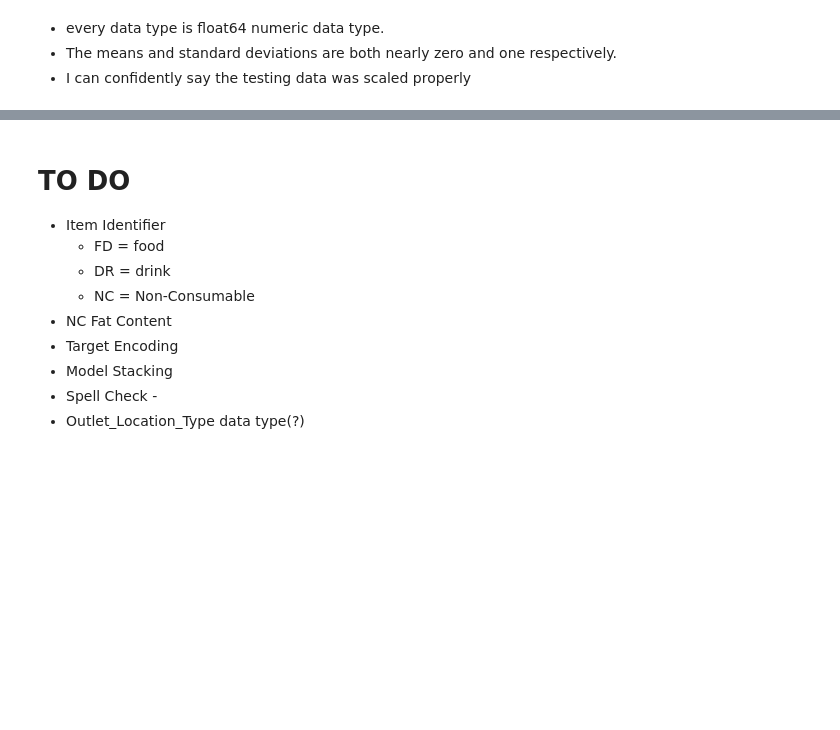
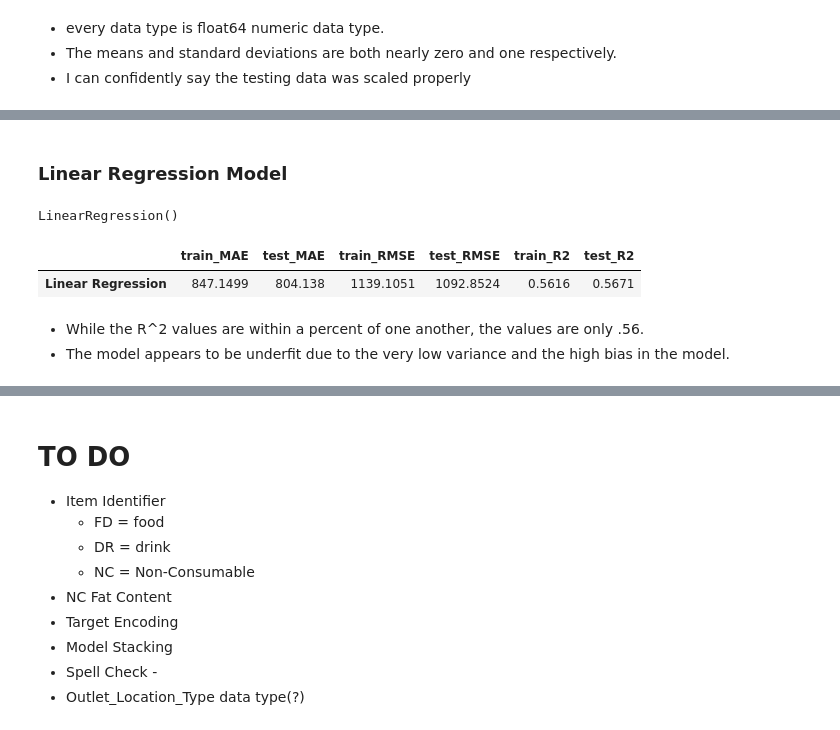
Before and after one commit to ThomasLane1820/Prediction-of-Product-Sales, a Jupyter notebook: Production_of_Product_Sales.ipynb, the cells around one changed output, grey strips where cells are left out. Cells and saved outputs as stored; diff of their text form; code cells hidden in the pictures; blank space fills up the shorter version.

```diff
--- a/Production_of_Product_Sales.ipynb
+++ b/Production_of_Product_Sales.ipynb
@@ -1097,0 +1162,8 @@ You should load a fresh version of the original data set here using pd.read_csv(
+# %% [markdown]
+### Linear Regression Model
+# %%
+# Fit the model on the training data
+lin_reg = LinearRegression()
+lin_reg.fit(X_train_processed, y_train)
+# %% [output]
+LinearRegression()
@@ -1097,0 +1175,10 @@ You should load a fresh version of the original data set here using pd.read_csv(
+# %%
+lin_reg_scores = evaluate_regression(lin_reg, X_train_processed, y_train, X_test_processed,
+                    y_test, model_name='Linear Regression')
+lin_reg_scores
+# %% [output]
+|  | train_MAE | test_MAE | train_RMSE | test_RMSE | train_R2 | test_R2 |
+| Linear Regression | 847.1499 | 804.138 | 1139.1051 | 1092.8524 | 0.5616 | 0.5671 |
+# %% [markdown]
+- While the R^2 values are within a percent of one another, the values are only .56.
+- The model appears to be underfit due to the very low variance and the high bias in the model.
```
Also changed, not shown: parts of 30 cells of this notebook.
